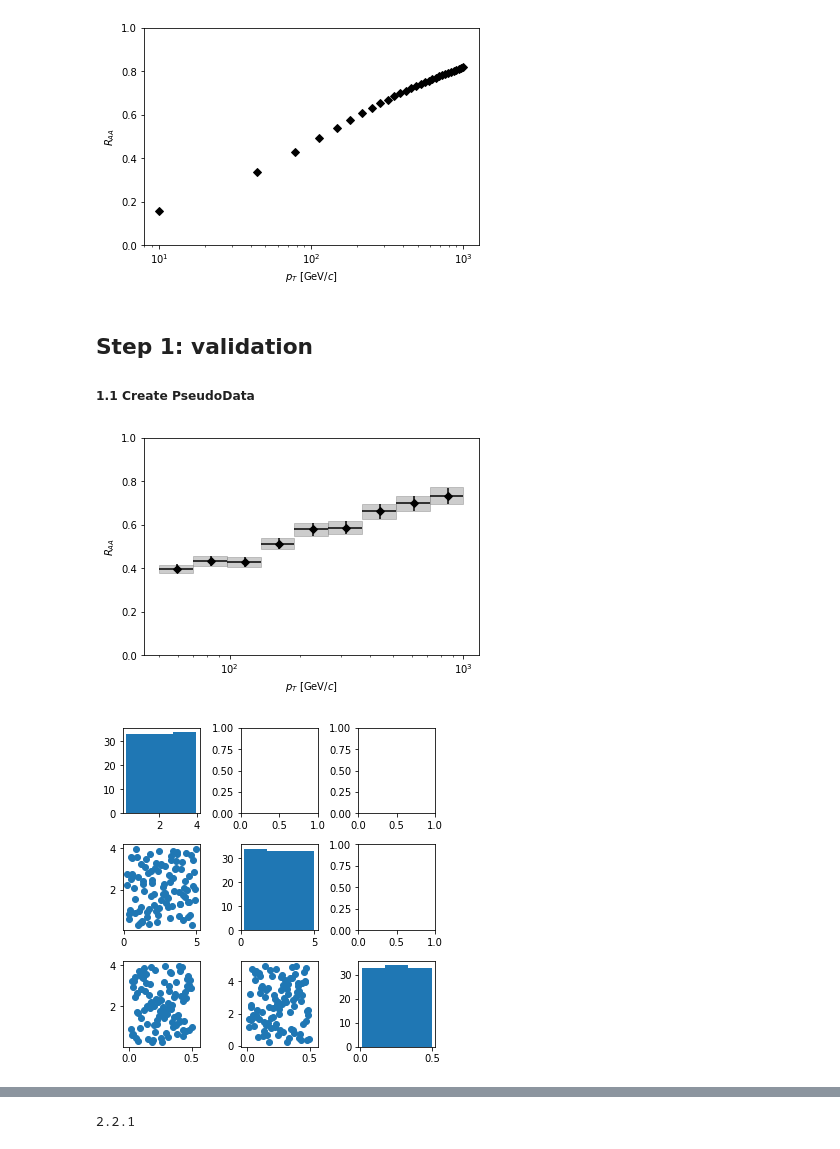
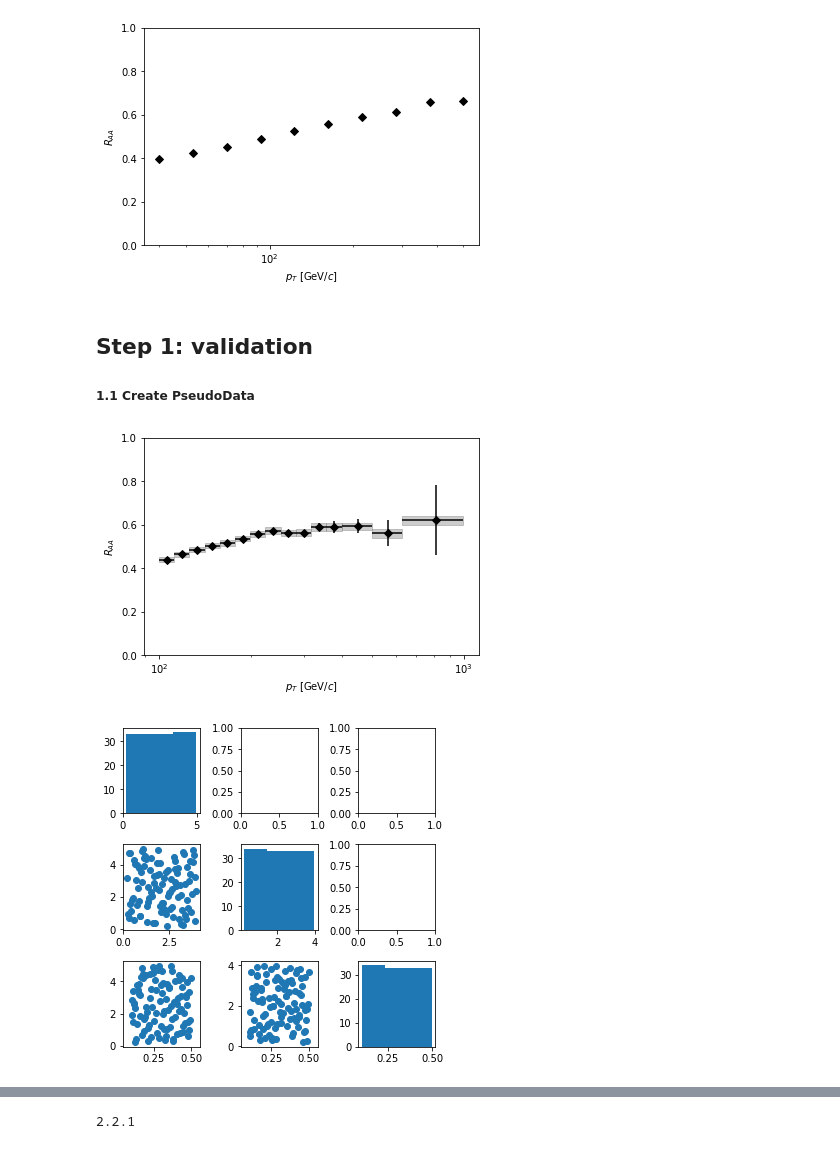
Before and after one commit to keweiyao/BayesExample, a Jupyter notebook: InclusiveJetAnalysis.ipynb, the cells around one changed output, grey strips where cells are left out. Drawn from its saved outputs; the diff is of its cells as text; code cells hidden in the pictures.

```diff
--- a/InclusiveJetAnalysis.ipynb
+++ b/InclusiveJetAnalysis.ipynb
@@ -31,29 +31,30 @@ from scipy.interpolate import interp1d
 
 # initial jet spectra in p+p
 # Load experimental p+p-->jet+X data x=pT, y=dsigma/dpT
-x, xl, xu, \
-y, percent_stat, _,\
-percent_sys1_, _,\
-percent_sys2_, _,\
-percent_lum_, _ = np.loadtxt("./ExpData/pp2jet_1d2_2d1.dat").T
-interped_data = interp1d(np.log(x), np.log(y), fill_value="extrapolate", bounds_error=False)
+X, Y = np.loadtxt("./pythia_pp2jets_5020.dat").T # 32.5 < pT < 1100 TeV
+interped_data = interp1d(np.log(X), np.log(Y), kind='linear', fill_value='extrapolate')
 
 @np.vectorize
 def dNpp_dpT(pT):
-    return 1./pT**5.5#np.exp( interped_data(np.log(pT)) )
+    return np.exp( interped_data(np.log(pT)) )
 
 # jet spectra after jet energy loss in A+A
 # dN/dpT = integrate dN0/dpT' W(pT, pT+Delta pT; a,b,c) d(Delta pT)
+
+# integrate dN0/dpT' W(pT, pT+x) * x * dx /x
+# integrate dN0/dpT' W(pT, pT+x) * x * d ln(x)
 @np.vectorize
 def dNAA_dpT(pT, a, b, c):
     def WAA(delta_pT):
         avg_delta_pT = b*pT**c * np.log(pT)
         x = delta_pT / avg_delta_pT
         return a**a/gamma(a) * x**(a-1) * np.exp(-a*x) / avg_delta_pT
-    def dNdpT_ddeltapT(delta_pT):
-        return WAA(delta_pT) * dNpp_dpT(pT+delta_pT)
+    def dNdpT_ddeltapT(ln_delta_pT):
+        delta_pT = np.exp(ln_delta_pT )
+        return WAA(delta_pT) * dNpp_dpT(pT+delta_pT) * delta_pT
     result, error = quad(dNdpT_ddeltapT, # function to be integrate
-                    0.0, pT # lower and upper bound of integration
+                    np.log(.01), np.log(pT), # lower and upper bound of integration,
+                    epsrel=1e-3
                   )
     return result
 
@@ -62,10 +63,11 @@ def ElossModel_RAA(pT, a, b, c):
     return dNAA_dpT(pT, a, b, c)/dNpp_dpT(pT)
 # %%
 # Test this toy model:
-a = 4.0
+a = 2
 b = 1.4
 c = 0.2
-pT = np.linspace(10,1000,30)
+pT = np.exp(np.linspace(np.log(40),np.log(500),10))
+#pT = np.linspace(40, 1000, 30)
 RAA = [ElossModel_RAA(ipT, a, b, c) for ipT in pT]
 plt.plot(pT, RAA, 'kD')
 plt.semilogx()
@@ -74,48 +76,54 @@ plt.xlabel(r"$p_T$ [GeV/$c$]")
 plt.ylabel(r"$R_{AA}$")
 plt.savefig("RAA_test.png", dpi=300)
 # %% [output]
-[figure, old version]
+[figure, new version]
 # %% [markdown]
 ## Step 1: validation
 
 ##### 1.1 Create PseudoData
 # %%
 # Assume the true values of Nature is
-atruth = 3
-btruth = 1
+atruth = 1
+btruth = 1.4
 ctruth = 0.3
 
 def PseudoMeasurement(StatLevel=0.05, SysLevel=0.05):
     np.random.seed(10)
     pTbin = np.exp( np.linspace(np.log(50), np.log(1000), 10) )
     pT = (pTbin[1:] + pTbin[:-1])/2. # middle point of each pT bin
     be = (pTbin[1:] - pTbin[:-1])/2. # the half-bin width
     # truth: Raa without any uncertainty
     y_truth = np.array([ElossModel_RAA(ipT, atruth, btruth, ctruth) for ipT in pT])
 
     # generate pseudo uncertainty
     stat = np.random.normal(0, StatLevel, pT.shape[0]) # on average 5% stat uncertainty, uncorrelated
     sys = np.random.normal(0, SysLevel) # on avearage, 5% sys uncertainty, fully correlated among all pT points
     results = y_truth * (1. + stat) * (1. + sys)
     return pT, be, results, StatLevel*results, SysLevel*y_truth
 
-pT, pTbin, Raa, RaaStat, RaaSys = PseudoMeasurement()
+def RealMeasurement(centrality='0-10'):
+    # load exp RAA off sqrts = 5.02 TeV, centrality = 0-10
+    pT, pTl, pTh, Raa, sys1, sys2, stat = np.loadtxt("ExpData/atlas-raa-{}-R0d4.dat".format(centrality),
+                                                     usecols=[0,1,2,3,4,5,6]).T
+    return pT, (pTh-pTl)/2., Raa, stat, (sys1-sys2)/2.
+
+pT, pTbin, Raa, RaaStat, RaaSys = RealMeasurement()
 plt.errorbar(pT, Raa, xerr=pTbin, yerr=RaaStat,fmt='kD')
 for ix, iy, ixb, isys in zip(pT, Raa, pTbin, RaaSys):
     plt.fill_between([ix-ixb,ix+ixb],[iy-isys,iy-isys], [iy+isys, iy+isys], color='gray', alpha=.4)
 plt.semilogx()
 plt.ylim(0,1)
 plt.xlabel(r"$p_T$ [GeV/$c$]")
 plt.ylabel(r"$R_{AA}$")
 plt.savefig("RAA_test.png", dpi=300)
 # %% [output]
-[figure, old version]
+[figure, new version]
 # %%
 from pyDOE import lhs
 # Use pyDOE to generate a Larin-Hypercube design in the 3D parameter space (a,b,c)
-ranges = np.array([[0.25,4], # range of A
-                   [0.2, 5], # range of B
-                   [0.01, .5], # range of C
+ranges = np.array([[.2, 5], # range of A
+                   [0.2, 4], # range of B
+                   [0.1, .5], # range of C
                   ])
 Dim = 3
 Nsamples = 100
@@ -133,7 +141,7 @@ for i in range(Dim):
             axes[i,j].scatter(design[:,i], design[:,j])
 plt.tight_layout(True)
 # %% [output]
-[figure, old version]
+[figure, new version]
 # %%
 # To do: generate the model calcualtions on each of the design points, and plot them along with the Pseudo data
 
```
Also changed, not shown: parts of 11 cells of this notebook, 10 other files.
